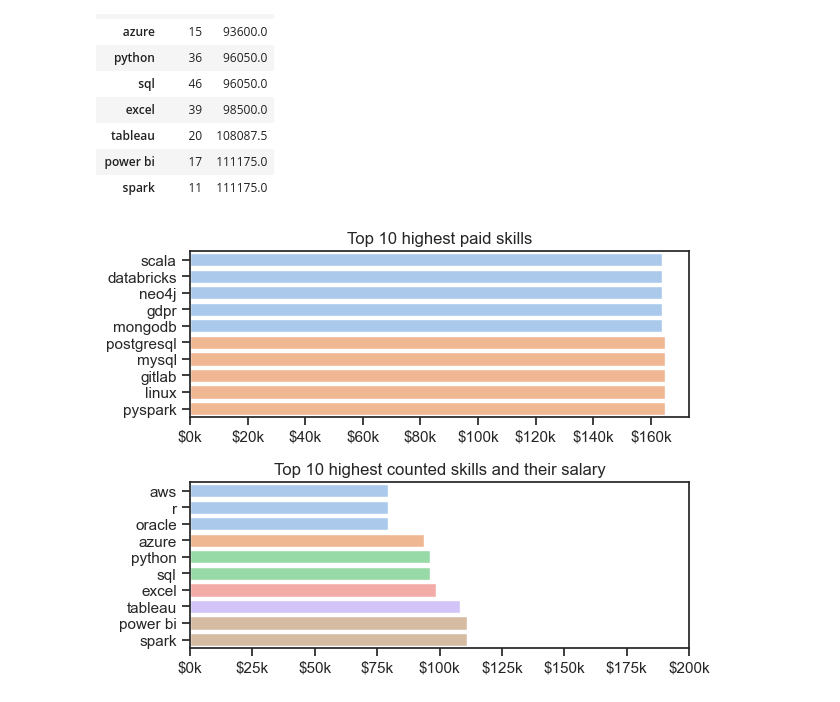
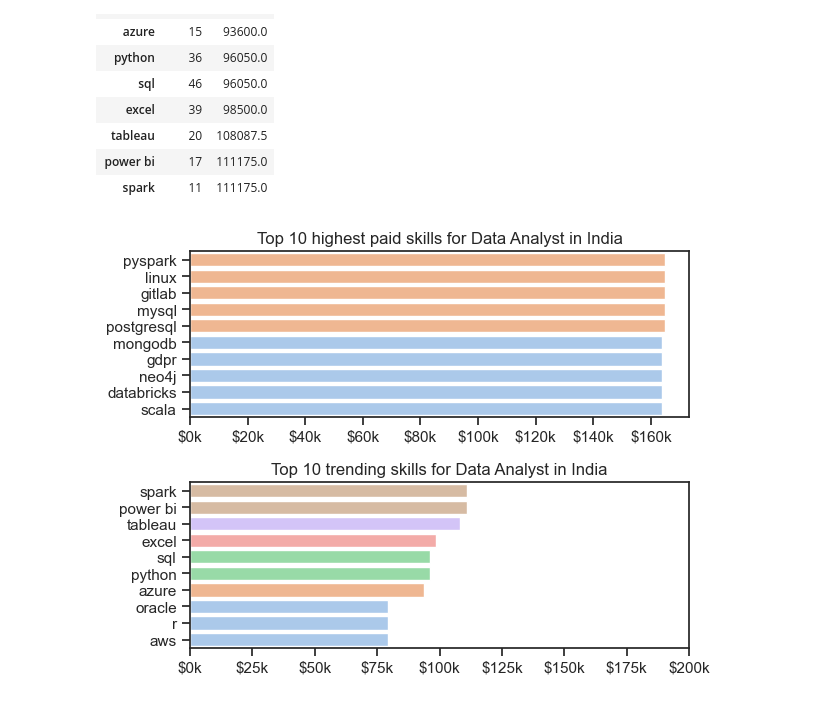
Before and after one commit to Sujalk63/Jobs-Skills-Analysis, a Jupyter notebook: 4_salary_analysis.ipynb, the cells around one changed output. Cells and saved outputs as stored; diff of their text form; code cells hidden in the pictures.

Commit message:
completed salary analysis

```diff
--- a/4_salary_analysis.ipynb
+++ b/4_salary_analysis.ipynb
@@ -113,27 +113,27 @@ df_DA_India_top_trend #top trending skills of data analyst in India
 # %%
 fig, ax = plt.subplots(2,1)
 sns.set_theme(style="ticks")
 
 
 sns.barplot(data=df_DA_India_top_pay, x="median", y=df_DA_India_top_pay.index, ax=ax[0], hue="median", palette="pastel")
-ax[0].invert_yaxis()
-ax[0].set_title("Top 10 highest paid skills")
+# ax[0].invert_yaxis()
+ax[0].set_title("Top 10 highest paid skills for Data Analyst in India")
 ax[0].set_ylabel("")
 ax[0].set_xlabel("")
 ax[0].legend().remove()
 ax[0].xaxis.set_major_formatter(plt.FuncFormatter(lambda x, pos: f"${int(x/1000)}k"))
 
 
 
 sns.barplot(data=df_DA_India_top_trend, x="median", y=df_DA_India_top_trend.index, ax=ax[1], legend=False, hue="median", palette="pastel") # r for reverse coloring
-# ax[1].invert_yaxis()
+ax[1].invert_yaxis()
 ax[1].set_xlim(0, 200000)
-ax[1].set_title("Top 10 highest counted skills and their salary")
+ax[1].set_title("Top 10 trending skills for Data Analyst in India")
 ax[1].set_ylabel("")
 ax[1].set_xlabel("")
 # ax[1].legend().remove()
 ax[1].xaxis.set_major_formatter(plt.FuncFormatter(lambda x, pos: f"${int(x/1000)}k"))
 
 plt.tight_layout()
 # %% [output]
-[figure, old version]
+[figure, new version]
```
